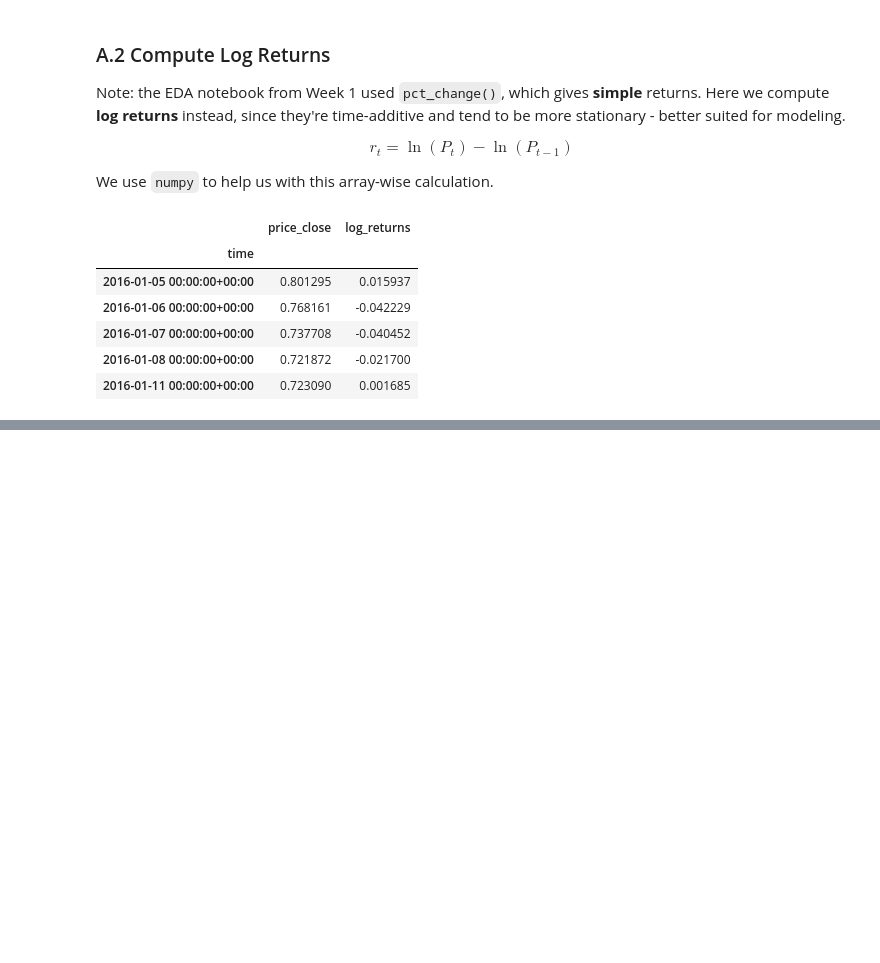
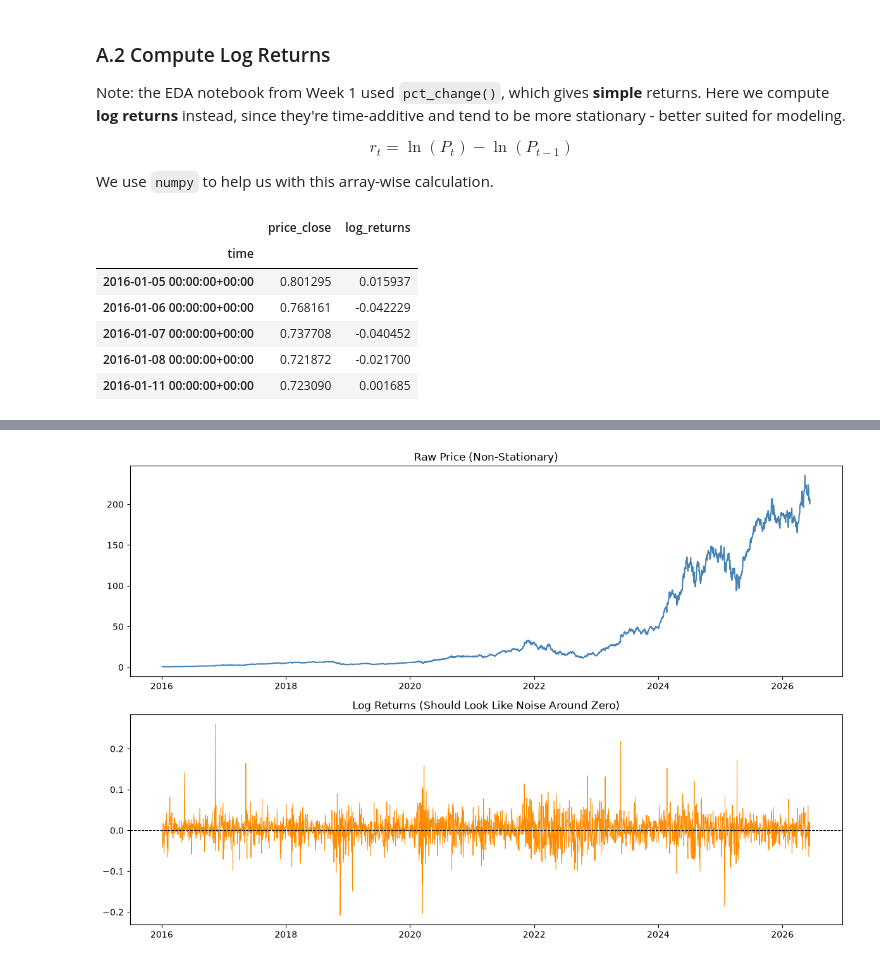
Before and after one commit to henghengyh/chronos-market, a Jupyter notebook: docs/02_feature_engineering.ipynb, the cells around one changed output, grey strips where cells are left out. Saved outputs shown, nothing was run; the diff lists cells and outputs as text; code cells hidden in the pictures; blank space fills up the shorter version.

Commit message:
[FE] Plot log returns

```diff
--- a/docs/02_feature_engineering.ipynb
+++ b/docs/02_feature_engineering.ipynb
@@ -81,0 +88,14 @@ df[["price_close", "log_returns"]].head()
+# %%
+fig, axes = plt.subplots(2, 1, figsize=(12, 8))
+
+axes[0].plot(df.index, df["price_close"], color="steelblue")
+axes[0].set_title("Raw Price (Non-Stationary)")
+
+axes[1].plot(df.index, df["log_returns"], color="darkorange", linewidth=0.7)
+axes[1].axhline(0, color="black", linewidth=0.8, linestyle="--")
+axes[1].set_title("Log Returns (Should Look Like Noise Around Zero)")
+
+plt.tight_layout()
+plt.show()
+# %% [output]
+[figure, added]
```
Also changed, not shown: parts of 2 cells of this notebook.
